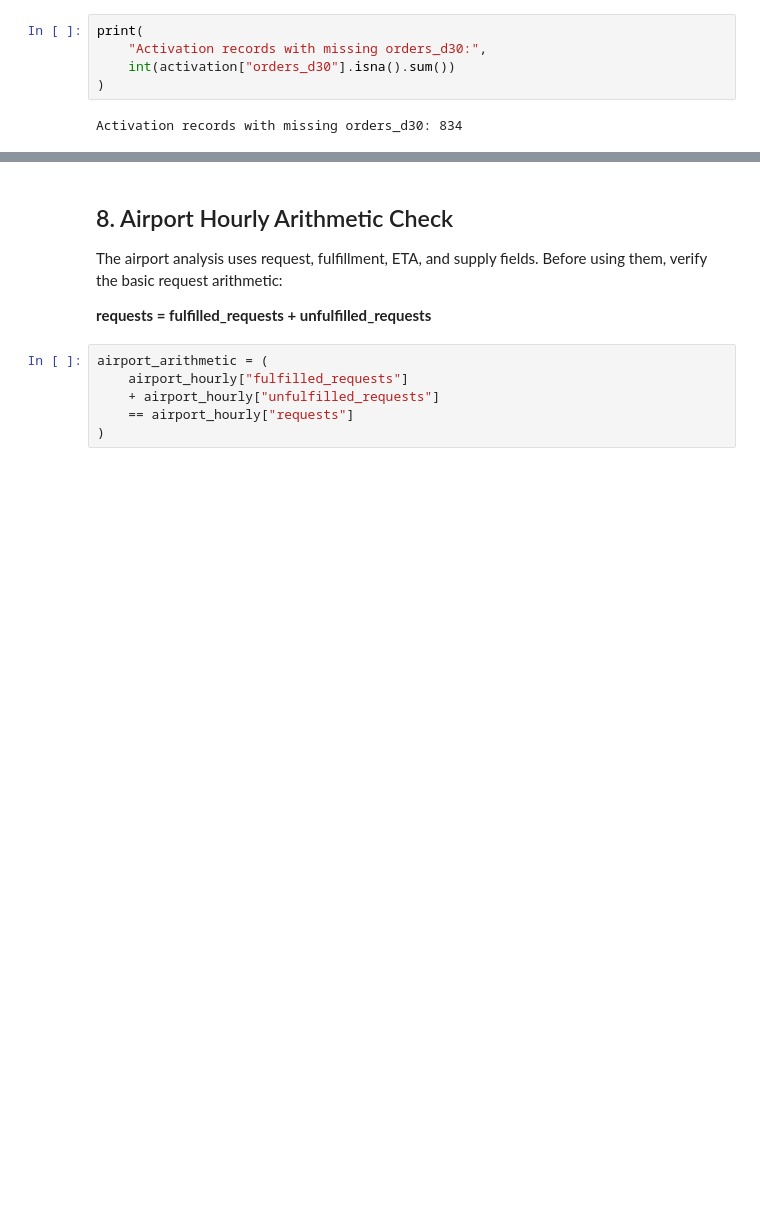
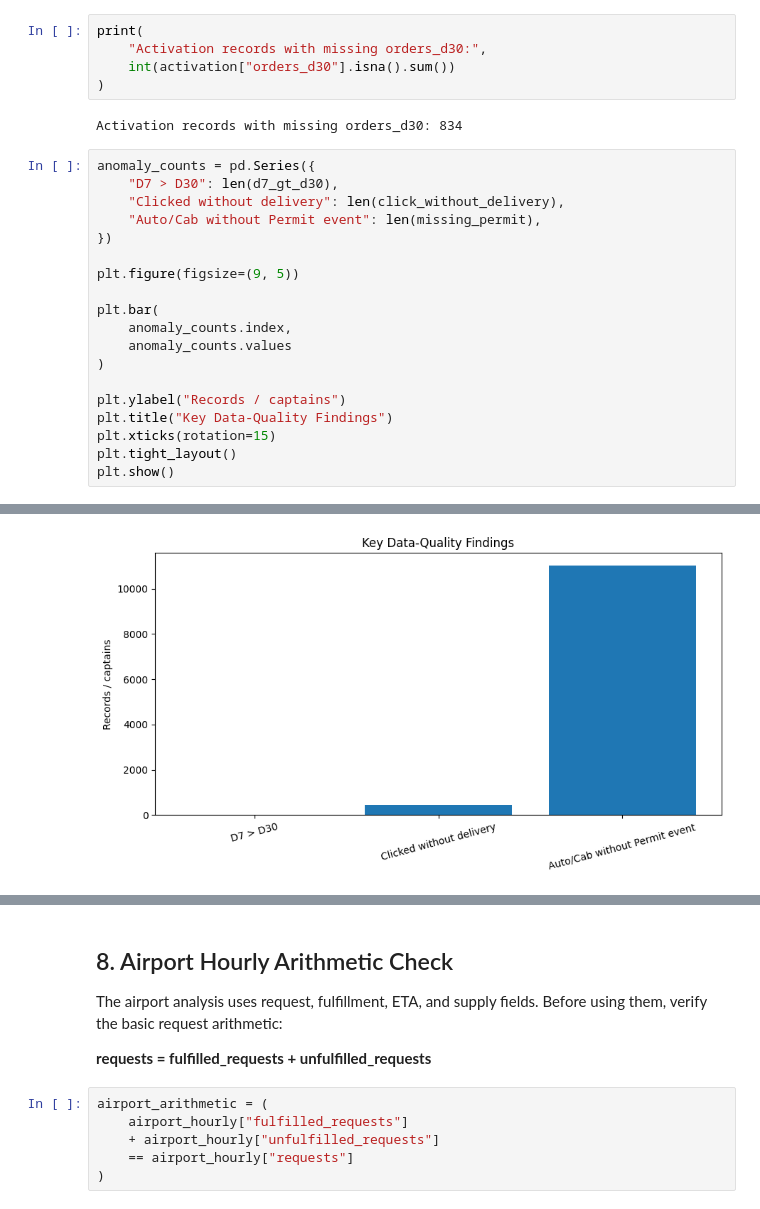
Before and after one commit to Abhay-SKulkarni123/rapido-data-science, a Jupyter notebook: Notebooks/02_data_audit.ipynb, the cells around one changed output, grey strips where cells are left out. Saved outputs shown, nothing was run; the diff lists cells and outputs as text; blank space fills up the shorter version.

```diff
--- a/Notebooks/02_data_audit.ipynb
+++ b/Notebooks/02_data_audit.ipynb
@@ -479,3 +517,23 @@ print(
 )
 # %% [output]
 Activation records with missing orders_d30: 834
+# %%
+anomaly_counts = pd.Series({
+    "D7 > D30": len(d7_gt_d30),
+    "Clicked without delivery": len(click_without_delivery),
+    "Auto/Cab without Permit event": len(missing_permit),
+})
+
+plt.figure(figsize=(9, 5))
+
+plt.bar(
+    anomaly_counts.index,
+    anomaly_counts.values
+)
+
+plt.ylabel("Records / captains")
+plt.title("Key Data-Quality Findings")
+plt.xticks(rotation=15)
+plt.tight_layout()
+plt.show()
+# %% [output]
@@ -481,0 +547 @@ Activation records with missing orders_d30: 834
+[figure, added]
```
Also changed, not shown: parts of 7 cells of this notebook, 1 other file.
